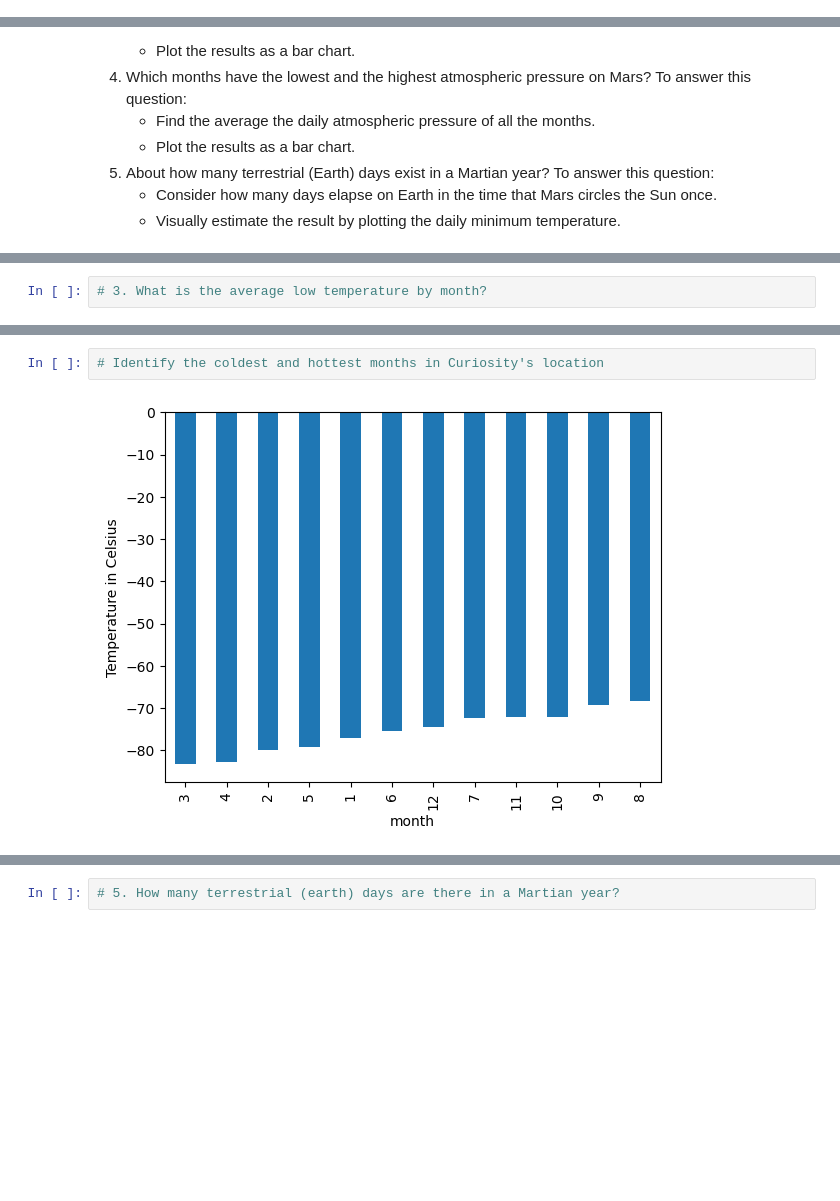
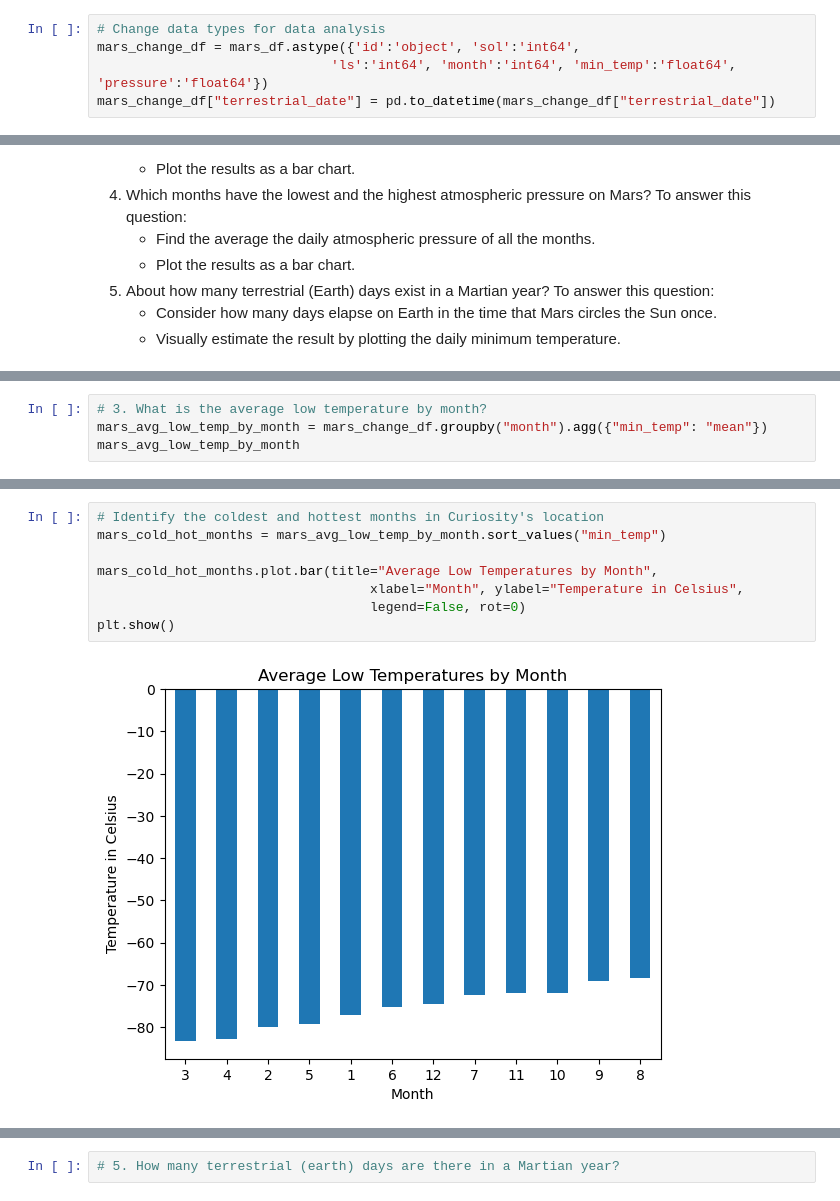
Before and after one commit to vivsarraf/web-scraping-challenge, a Jupyter notebook: Starter_Code/part_2_mars_weather.ipynb, the cells around one changed output, grey strips where cells are left out. Drawn from its saved outputs; the diff is of its cells as text; blank space fills up the shorter version.

Commit message:
updated data visualization and mimimum temp and pressure logic

```diff
--- a/Starter_Code/part_2_mars_weather.ipynb
+++ b/Starter_Code/part_2_mars_weather.ipynb
@@ -136,2 +135,7 @@ dtype: object
+# %%
+# Change data types for data analysis
+mars_change_df = mars_df.astype({'id':'object', 'sol':'int64',
+                              'ls':'int64', 'month':'int64', 'min_temp':'float64', 'pressure':'float64'})
+mars_change_df["terrestrial_date"] = pd.to_datetime(mars_change_df["terrestrial_date"])
 # %%
 # Confirm type changes were successful by examining data types again
@@ -182,4 +191,6 @@ Name: month, dtype: int64
 1867
 # %%
 # 3. What is the average low temperature by month?
+mars_avg_low_temp_by_month = mars_change_df.groupby("month").agg({"min_temp": "mean"})
+mars_avg_low_temp_by_month
 # %% [output]
@@ -204,6 +219,12 @@ Name: min_temp, dtype: float64
 # %%
 # Identify the coldest and hottest months in Curiosity's location
+mars_cold_hot_months = mars_avg_low_temp_by_month.sort_values("min_temp")
+
+mars_cold_hot_months.plot.bar(title="Average Low Temperatures by Month",
+                                   xlabel="Month", ylabel="Temperature in Celsius",
+                                   legend=False, rot=0)
+plt.show()
 # %% [output]
-[figure, old version]
+[figure, new version]
 # %%
 # 4. Average pressure by Martian month
```
Also changed, not shown: parts of 11 cells of this notebook.
